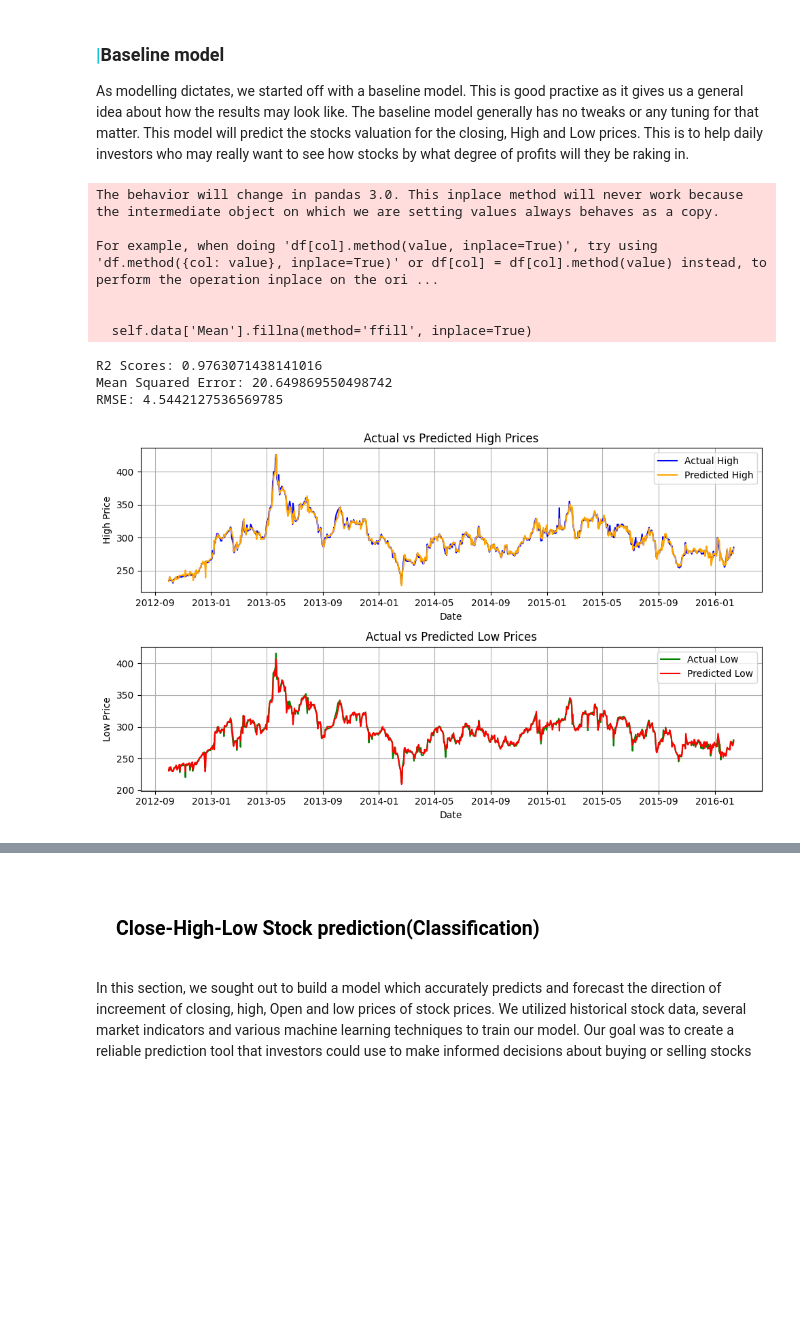
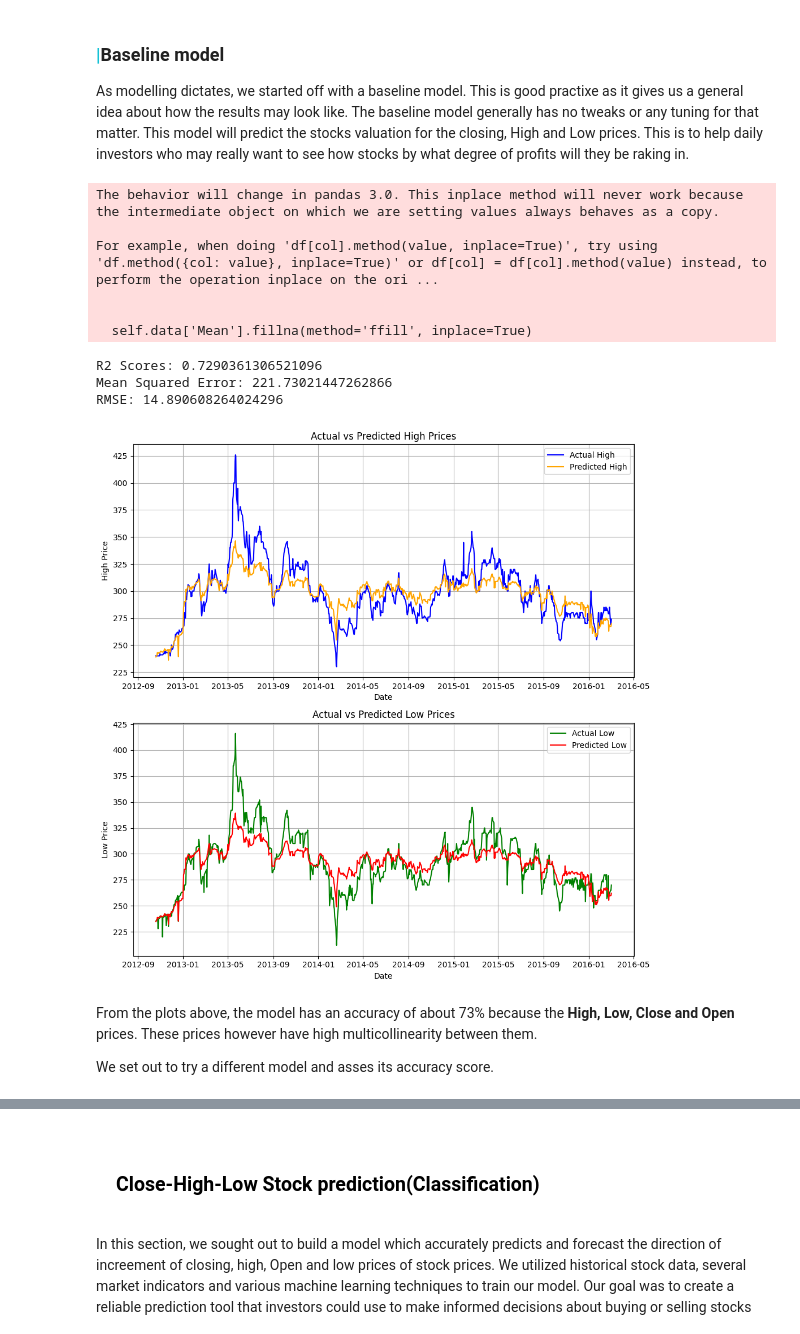
Before and after one commit to derak-isaack/dsc-capstone-project_finale, a Jupyter notebook: main.ipynb, the cells around one changed output, grey strips where cells are left out. Drawn from its saved outputs; the diff is of its cells as text; code cells hidden in the pictures; blank space fills up the shorter version.

```diff
--- a/main.ipynb
+++ b/main.ipynb
@@ -102,6 +98,6 @@ import joblib
 This process involves reading in data with the aim of understanding its structure, content, and quality. It includes tasks such as exploring the dataset's features, identifying missing values, descriptive statistics, and gaining insights into the relationships between variables. Through data understanding, we lay the foundation for subsequent steps and get a better feel of what to expect when handling the data down to the modelling process.
 # %%
 # Load the final_merge.csv file into a Pandas DataFrame.
-df = pd.read_csv("MergedData/final_merge.csv")
+df = pd.read_csv("MergedData/final_merge.csv", index_col=0)
 df.head()
 # %% [output]
@@ -988,9 +835,0 @@ df_modelling.shape
-# %%
-# Re-check the column datatypes.
-df_modelling.drop(columns=['Unnamed: 0','Year'], inplace=True)
-# %%
-df_modelling['Date'] = pd.to_datetime(df_modelling['Date'])
-CorrMat = df_modelling.corr()
-plt.figure(figsize=(18, 10))
-sns.heatmap(CorrMat, annot=True)
-plt.show()
@@ -1023,11 +877,12 @@ class LinearRegressor:
         self.data = data
         self.date_convert()
         self.back_test()
-        self.fill_missing()
+        self.data_cleaning()
         self.split_data()
         self.fit()
 
     def date_convert(self):
+        """Convert the 'Date' column to datetime format and set it as the index."""
         self.data['Date'] = pd.to_datetime(self.data['Date'])
         self.data = self.data.set_index('Date')
 
@@ -1038,14 +893,17 @@ class LinearRegressor:
             self.data['rolling_avgs'] = roling_avgs
             self.data['ratios'] = self.data['rolling_avgs'] / self.data['Close']
             self.data['trend'] = self.data['ratios'].shift(1).rolling(horizon).sum()
-     # FFill missing values.
-    def fill_missing(self):
+     # FFill missing values and data cleaning.
+    def data_cleaning(self):
+        if self.data['Volume'].dtype == 'O':
+            self.data['Volume'] = self.data['Volume'].str.replace(',', '').astype(int)
         self.data['Mean'].fillna(method='ffill', inplace=True)
         self.data[['Dividends per share','Earnings Per Share']] = self.data[['Dividends per share','Earnings Per Share']].fillna(method='bfill')
+        self.data['Unemployment'].fillna(method='ffill')
         self.data.dropna(inplace=True)
 
     def split_data(self):
-        test = self.data.iloc[:838]
+        test = self.data.iloc[:887]
 
     # Use the last 3400 rows for training
         train = self.data.iloc[-3480:]
@@ -1076,7 +934,7 @@ class LinearRegressor:
     def plot_prices(self):
         y_pred = self.model.predict(self.X_test)
         start_date = self.X_test.index
-        plt.figure(figsize=(10, 6))
+        plt.figure(figsize=(10, 10))
 
         # Subplot for high prices
         plt.subplot(2, 1, 1)
@@ -1087,34 +945,38 @@ class LinearRegressor:
         plt.title('Actual vs Predicted High Prices')
         plt.legend()
         plt.grid(True)
 
         # Subplot for low prices
         plt.subplot(2, 1, 2)
         plt.plot(start_date, self.y_test['Low'], label='Actual Low', color='green')
         plt.plot(start_date, y_pred[:, 3], label='Predicted Low', color='red')
         plt.xlabel('Date')
         plt.ylabel('Low Price')
         plt.title('Actual vs Predicted Low Prices')
         plt.legend()
         plt.grid(True)
 
         plt.tight_layout()
         plt.show()
 
 linear_regressor = LinearRegressor(df_modelling)
 r2_scores, mse, rmse = linear_regressor.score()
 print("R2 Scores:", r2_scores)
 print("Mean Squared Error:", mse)
 print("RMSE:", rmse)
 y_pred = linear_regressor.plot_prices()
 # %% [output]
 The behavior will change in pandas 3.0. This inplace method will never work because the intermediate object on which we are setting values always behaves as a copy.
 
 For example, when doing 'df[col].method(value, inplace=True)', try using 'df.method({col: value}, inplace=True)' or df[col] = df[col].method(value) instead, to perform the operation inplace on the ori ...
 
 
   self.data['Mean'].fillna(method='ffill', inplace=True)
-R2 Scores: 0.9763071438141016
-Mean Squared Error: 20.649869550498742
-RMSE: 4.5442127536569785
+R2 Scores: 0.7290361306521096
+Mean Squared Error: 221.73021447262866
+RMSE: 14.890608264024296
-[figure, old version]
+[figure, new version]
+# %% [markdown]
+From the plots above, the model has an accuracy of about 73% because the **High, Low, Close and Open** prices. These prices however have high multicollinearity between them.
+
+We set out to try a different model and asses its accuracy score.
```
Also changed, not shown: parts of 57 cells of this notebook, 4 other files.
